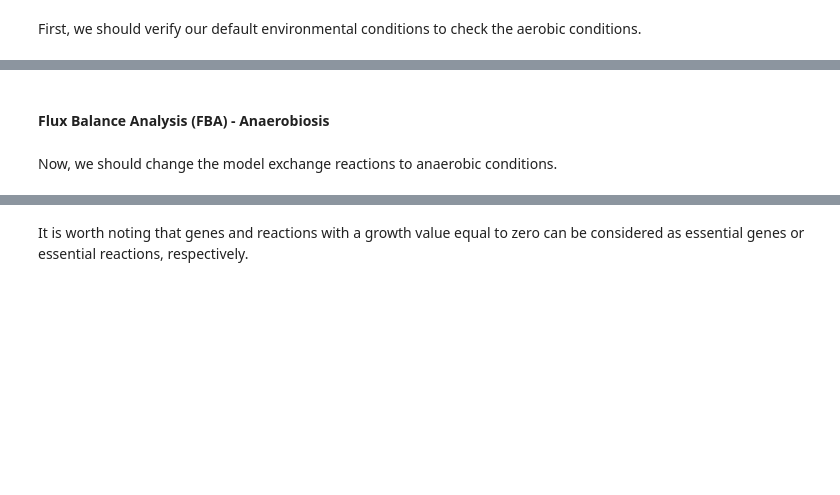
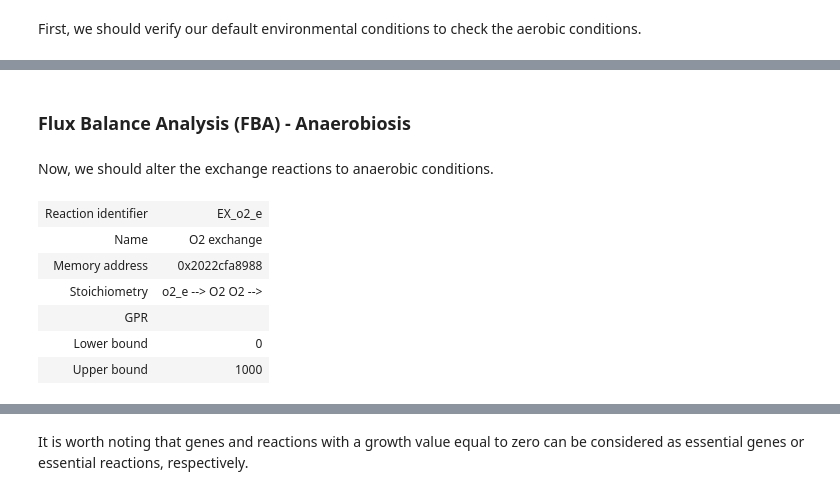
Before and after one commit to BioSystemsUM/s2m2, a Jupyter notebook: flux_analysis/s2m2 - hands-on cobra - exercise 5.ipynb, the cells around one changed output, grey strips where cells are left out. Saved outputs shown, nothing was run; the diff lists cells and outputs as text; code cells hidden in the pictures; blank space fills up the shorter version.

```diff
--- a/flux_analysis/s2m2 - hands-on cobra - exercise 5.ipynb
+++ b/flux_analysis/s2m2 - hands-on cobra - exercise 5.ipynb
@@ -77,4 +120,17 @@ model.summary()
 # %% [markdown]
-#### Flux Balance Analysis (FBA) - Anaerobiosis
+### Flux Balance Analysis (FBA) - Anaerobiosis
 # %% [markdown]
-Now, we should change the model exchange reactions to anaerobic conditions.
+Now, we should alter the exchange reactions to anaerobic conditions.
+# %%
+#setting an anaerobic medium
+o2_exchange = model.exchanges.get_by_id('EX_o2_e')
+o2_exchange.bounds = (0, 1000)
+o2_exchange
+# %% [output]
+| Reaction identifier | EX_o2_e |
+| Name | O2 exchange |
+| Memory address | 0x2022cfa8988 |
+| Stoichiometry | o2_e --> O2 O2 --> |
+| GPR |  |
+| Lower bound | 0 |
+| Upper bound | 1000 |
```
Also changed, not shown: parts of 56 cells of this notebook, 5 other files.
